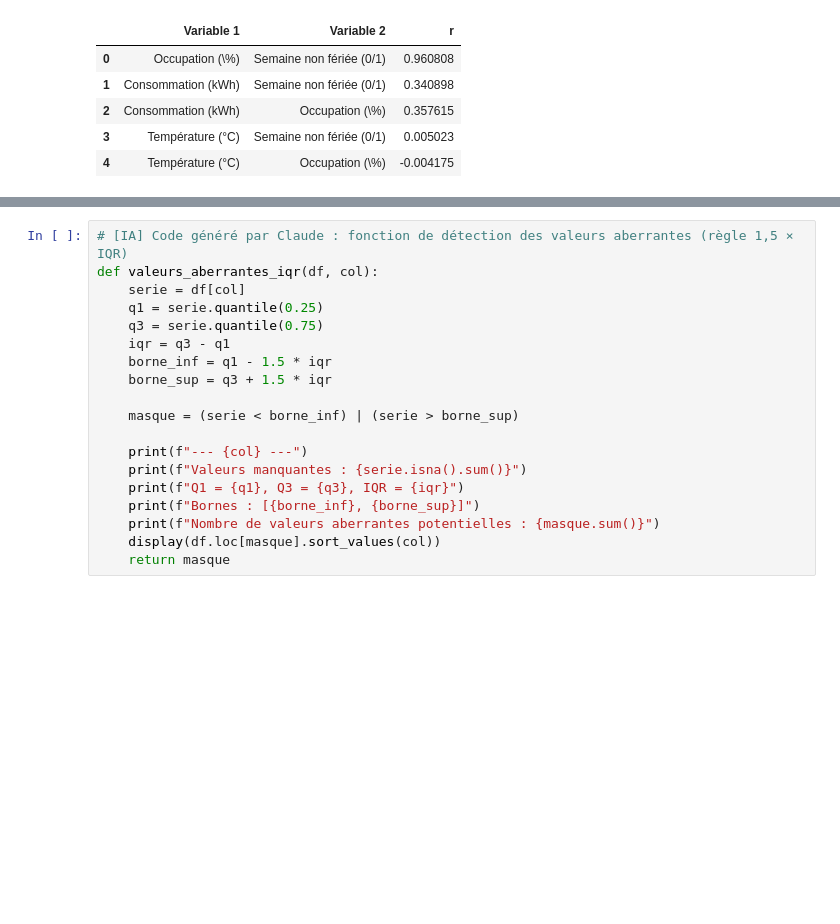
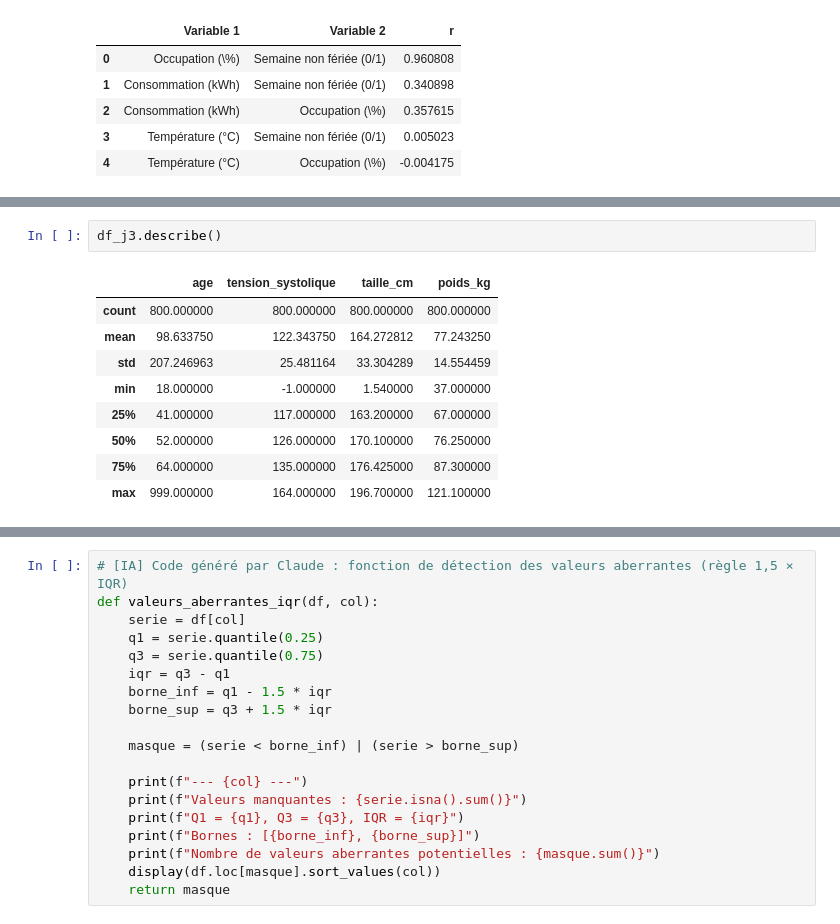
Before and after one commit to Dandalex/Devoir1ConceptStat, a Jupyter notebook: Dandrea_Devoir_I.ipynb, the cells around one changed output, grey strips where cells are left out. Cells and saved outputs as stored; diff of their text form; blank space fills up the shorter version.

```diff
--- a/Dandrea_Devoir_I.ipynb
+++ b/Dandrea_Devoir_I.ipynb
@@ -703,3 +726,15 @@ tableau écrit dans resultats/jeu2-Q5-correlations.tex
+# %%
+df_j3.describe()
+# %% [output]
+|  | age | tension_systolique | taille_cm | poids_kg |
+| count | 800.000000 | 800.000000 | 800.000000 | 800.000000 |
+| mean | 98.633750 | 122.343750 | 164.272812 | 77.243250 |
+| std | 207.246963 | 25.481164 | 33.304289 | 14.554459 |
+| min | 18.000000 | -1.000000 | 1.540000 | 37.000000 |
+| 25% | 41.000000 | 117.000000 | 163.200000 | 67.000000 |
+| 50% | 52.000000 | 126.000000 | 170.100000 | 76.250000 |
+| 75% | 64.000000 | 135.000000 | 176.425000 | 87.300000 |
+| max | 999.000000 | 164.000000 | 196.700000 | 121.100000 |
 # %%
 # [IA] Code généré par Claude : modalités et effectifs de sexe et tabagisme
 for col in ["sexe", "tabagisme"]:
```
Also changed, not shown: parts of 18 cells of this notebook.
